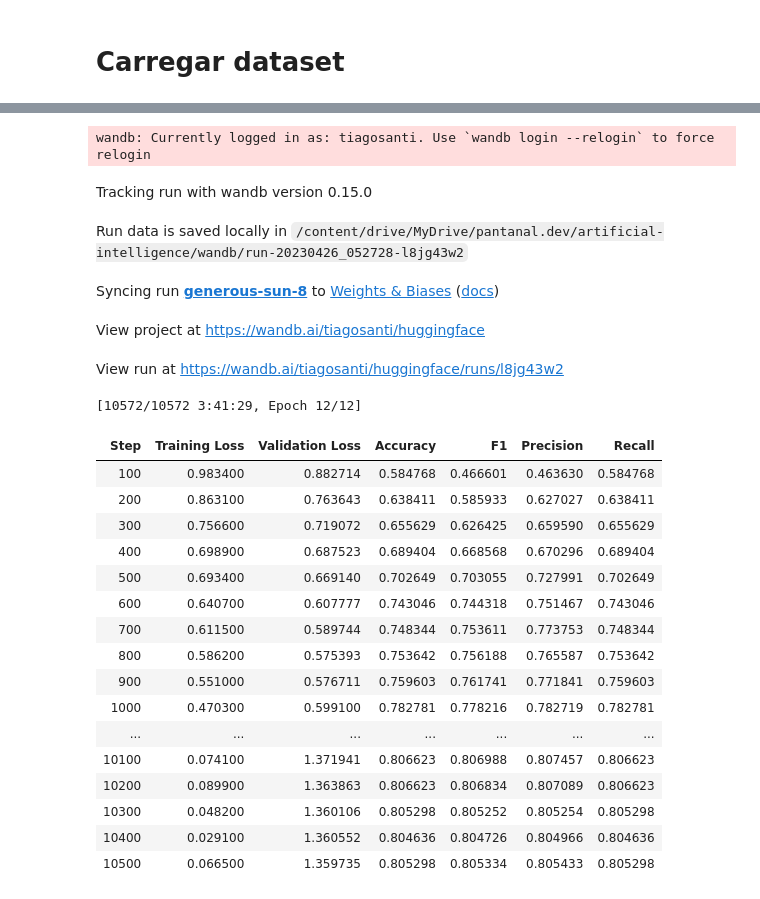
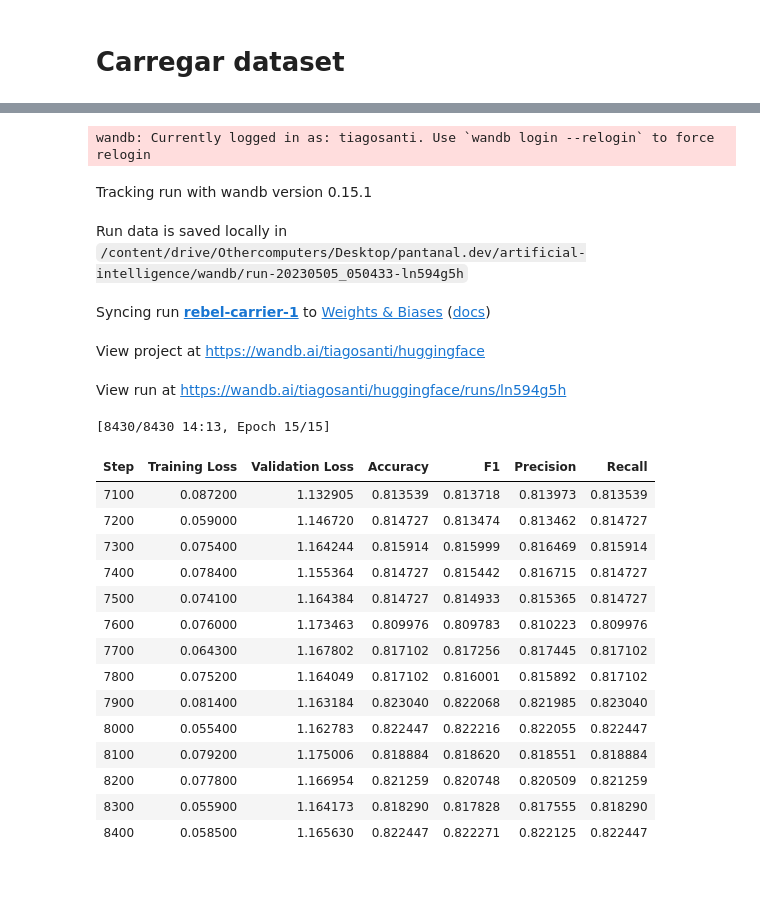
Before and after one commit to Tuiaia/artificial-intelligence, a Jupyter notebook: jupyter-notebooks/model-build.ipynb, the cells around one changed output, grey strips where cells are left out. Drawn from its saved outputs; the diff is of its cells as text; code cells hidden in the pictures.

Commit message:
feat(model-build): atualiza o jupyter colab com o treinamento e teste da versão 6 do modelo

```diff
--- a/jupyter-notebooks/model-build.ipynb
+++ b/jupyter-notebooks/model-build.ipynb
@@ -173,5 +116,5 @@ train_dataset = Dataset.from_pandas(train_df)
 val_dataset = Dataset.from_pandas(val_df)
 test_dataset = Dataset.from_pandas(test_df)
 # %%
-model = BertForSequenceClassification.from_pretrained('bert-base-multilingual-cased', num_labels=3)
+model = BertForSequenceClassification.from_pretrained('./trainings/bert-base-multilingual-cased', num_labels=3)
 tokenizer = BertTokenizer.from_pretrained('bert-base-multilingual-cased')
@@ -187,21 +122,25 @@ data_collator = DataCollatorWithPadding(tokenizer=tokenizer)
 tokenized_train_dataset = train_dataset.map(tokenize_function, batched=True)
 tokenized_eval_dataset = val_dataset.map(tokenize_function, batched=True)
 tokenized_test_dataset = test_dataset.map(tokenize_function, batched=True)
+# %%
+data_collator = DataCollatorWithPadding(tokenizer)
 # %%
-repo_name = 'bert-base-multilingual-cased-04'
+repo_name = 'bert-base-multilingual-cased-06'
 
 training_args = TrainingArguments(
     output_dir=f'./trainings/{repo_name}/',
     seed=seed,
-    auto_find_batch_size=True,
-    num_train_epochs=12,
-    learning_rate=5e-6, # default 5e-5
+    per_device_train_batch_size=14,
+    per_device_eval_batch_size=14,
+    num_train_epochs=15,
+    learning_rate=5e-6,
     weight_decay=0.01,
+    logging_steps=100,
     eval_steps=100,
-    logging_steps=100,
+    evaluation_strategy="steps",
     save_steps=1000,
     save_strategy="steps",
-    evaluation_strategy="steps",
+    save_total_limit=1,
     report_to="wandb",
 )
 
@@ -215,33 +154,31 @@ trainer = Trainer(
     compute_metrics=compute_metrics,
 )
 # %%
-trainer.train()
+trainer.train(resume_from_checkpoint='./trainings/bert-base-multilingual-cased-06/checkpoint-7000')
 trainer.save_model(f'./trainings/{repo_name}/')
 # %% [output]
 wandb: Currently logged in as: tiagosanti. Use `wandb login --relogin` to force relogin
-Tracking run with wandb version 0.15.0
+Tracking run with wandb version 0.15.1
-Run data is saved locally in /content/drive/MyDrive/pantanal.dev/artificial-intelligence/wandb/run-20230426_052728-l8jg43w2
+Run data is saved locally in /content/drive/Othercomputers/Desktop/pantanal.dev/artificial-intelligence/wandb/run-20230505_050433-ln594g5h
-Syncing run generous-sun-8 to Weights & Biases (docs)
+Syncing run rebel-carrier-1 to Weights & Biases (docs)
 View project at https://wandb.ai/tiagosanti/huggingface
-View run at https://wandb.ai/tiagosanti/huggingface/runs/l8jg43w2
+View run at https://wandb.ai/tiagosanti/huggingface/runs/ln594g5h
-[10572/10572 3:41:29, Epoch 12/12]
+[8430/8430 14:13, Epoch 15/15]
 | Step | Training Loss | Validation Loss | Accuracy | F1 | Precision | Recall |
-| 100 | 0.983400 | 0.882714 | 0.584768 | 0.466601 | 0.463630 | 0.584768 |
-| 200 | 0.863100 | 0.763643 | 0.638411 | 0.585933 | 0.627027 | 0.638411 |
-| 300 | 0.756600 | 0.719072 | 0.655629 | 0.626425 | 0.659590 | 0.655629 |
-| 400 | 0.698900 | 0.687523 | 0.689404 | 0.668568 | 0.670296 | 0.689404 |
-| 500 | 0.693400 | 0.669140 | 0.702649 | 0.703055 | 0.727991 | 0.702649 |
-| 600 | 0.640700 | 0.607777 | 0.743046 | 0.744318 | 0.751467 | 0.743046 |
-| 700 | 0.611500 | 0.589744 | 0.748344 | 0.753611 | 0.773753 | 0.748344 |
-| 800 | 0.586200 | 0.575393 | 0.753642 | 0.756188 | 0.765587 | 0.753642 |
-| 900 | 0.551000 | 0.576711 | 0.759603 | 0.761741 | 0.771841 | 0.759603 |
-| 1000 | 0.470300 | 0.599100 | 0.782781 | 0.778216 | 0.782719 | 0.782781 |
-| ... | ... | ... | ... | ... | ... | ... |
-| 10100 | 0.074100 | 1.371941 | 0.806623 | 0.806988 | 0.807457 | 0.806623 |
-| 10200 | 0.089900 | 1.363863 | 0.806623 | 0.806834 | 0.807089 | 0.806623 |
-| 10300 | 0.048200 | 1.360106 | 0.805298 | 0.805252 | 0.805254 | 0.805298 |
-| 10400 | 0.029100 | 1.360552 | 0.804636 | 0.804726 | 0.804966 | 0.804636 |
-| 10500 | 0.066500 | 1.359735 | 0.805298 | 0.805334 | 0.805433 | 0.805298 |
+| 7100 | 0.087200 | 1.132905 | 0.813539 | 0.813718 | 0.813973 | 0.813539 |
+| 7200 | 0.059000 | 1.146720 | 0.814727 | 0.813474 | 0.813462 | 0.814727 |
+| 7300 | 0.075400 | 1.164244 | 0.815914 | 0.815999 | 0.816469 | 0.815914 |
+| 7400 | 0.078400 | 1.155364 | 0.814727 | 0.815442 | 0.816715 | 0.814727 |
+| 7500 | 0.074100 | 1.164384 | 0.814727 | 0.814933 | 0.815365 | 0.814727 |
+| 7600 | 0.076000 | 1.173463 | 0.809976 | 0.809783 | 0.810223 | 0.809976 |
+| 7700 | 0.064300 | 1.167802 | 0.817102 | 0.817256 | 0.817445 | 0.817102 |
+| 7800 | 0.075200 | 1.164049 | 0.817102 | 0.816001 | 0.815892 | 0.817102 |
+| 7900 | 0.081400 | 1.163184 | 0.823040 | 0.822068 | 0.821985 | 0.823040 |
+| 8000 | 0.055400 | 1.162783 | 0.822447 | 0.822216 | 0.822055 | 0.822447 |
+| 8100 | 0.079200 | 1.175006 | 0.818884 | 0.818620 | 0.818551 | 0.818884 |
+| 8200 | 0.077800 | 1.166954 | 0.821259 | 0.820748 | 0.820509 | 0.821259 |
+| 8300 | 0.055900 | 1.164173 | 0.818290 | 0.817828 | 0.817555 | 0.818290 |
+| 8400 | 0.058500 | 1.165630 | 0.822447 | 0.822271 | 0.822125 | 0.822447 |
 # %%
 wandb.finish()
 # %% [output]
```
Also changed, not shown: parts of 41 cells of this notebook.
